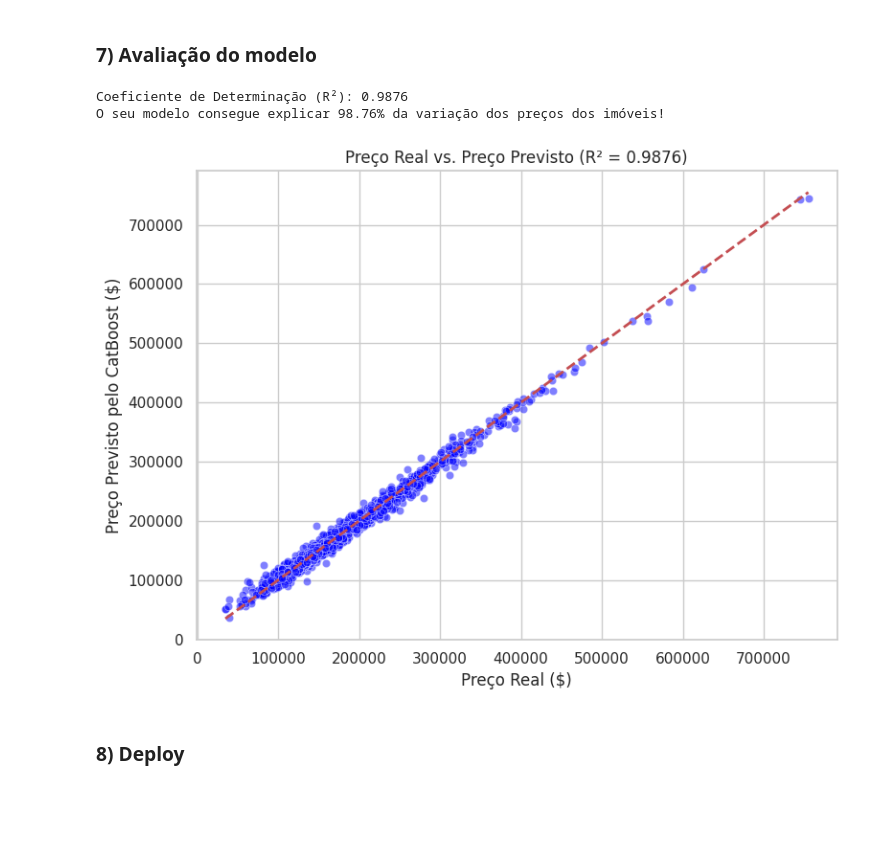
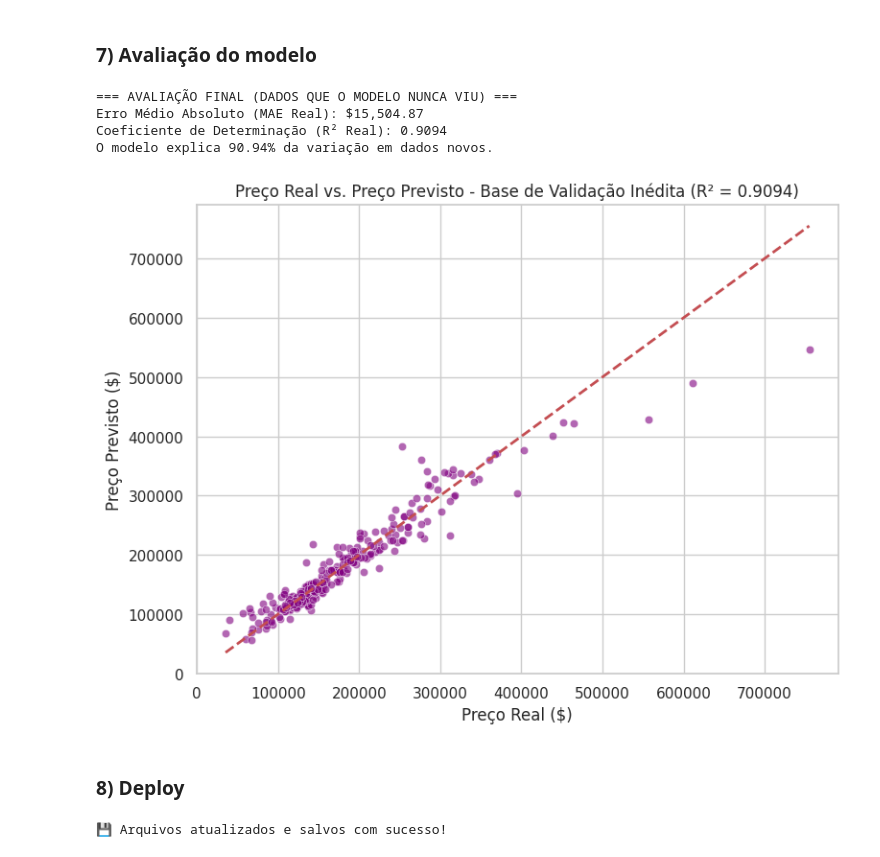
Before and after one commit to th900/imovel_valor, a Jupyter notebook: previsao_imovel.ipynb, the cells around one changed output. Saved outputs shown, nothing was run; the diff lists cells and outputs as text; code cells hidden in the pictures; blank space fills up the shorter version.

```diff
--- a/previsao_imovel.ipynb
+++ b/previsao_imovel.ipynb
@@ -366,26 +378,3 @@ CatBoost          -> Erro Médio: $14,583.98 (+/- $1,433.45)
 Catboost ganhou, mas vale dizer que o knn sofre com a grande quantidade de colunas criadas pós one hot encoding
 # %% [markdown]
 ### 6.1) GridSearch
-# %%
-cat_base = CatBoostRegressor(verbose=0, random_state=42)
-
-
-param_grid = {
-    'depth': [4, 6],
-    'learning_rate': [0.03, 0.1],
-    'iterations': [500, 1000]
-}
-grid_search = GridSearchCV(
-    estimator=cat_base,
-    param_grid=param_grid,
-    cv=kf,
-    scoring='neg_mean_absolute_error',
-    n_jobs=-1
-)
-
-grid_search.fit(X, y)
-
-melhor_mae = -grid_search.best_score_
-print("\n=== SUCESSO NO AJUSTE FINO ===")
-print(f"Melhores Hiperparâmetros: {grid_search.best_params_}")
-print(f"Novo Erro Médio (MAE) após GridSearch: ${melhor_mae:,.2f}")
@@ -396,36 +423,38 @@ Novo Erro Médio (MAE) após GridSearch: $14,472.90
 # %% [markdown]
 ### 7) Avaliação do modelo
-# %%
-melhor_modelo_cat = grid_search.best_estimator_
-y_pred = melhor_modelo_cat.predict(X)
-r2 = r2_score(y, y_pred)
-
-print(f"Coeficiente de Determinação (R²): {r2:.4f}")
-print(f"O seu modelo consegue explicar {r2*100:.2f}% da variação dos preços dos imóveis!")
-# %% [output]
-Coeficiente de Determinação (R²): 0.9876
-O seu modelo consegue explicar 98.76% da variação dos preços dos imóveis!
+# %%
+y_pred_val = melhor_modelo_cat.predict(X_val)
+
+# 5. Calculando as métricas REAIS e honestas do modelo
+mae_final = mean_absolute_error(y_val, y_pred_val)
+r2_final = r2_score(y_val, y_pred_val)
+
+print("\n=== AVALIAÇÃO FINAL (DADOS QUE O MODELO NUNCA VIU) ===")
+print(f"Erro Médio Absoluto (MAE Real): ${mae_final:,.2f}")
+print(f"Coeficiente de Determinação (R² Real): {r2_final:.4f}")
+print(f"O modelo explica {r2_final*100:.2f}% da variação em dados novos.")
+# %% [output]
+=== AVALIAÇÃO FINAL (DADOS QUE O MODELO NUNCA VIU) ===
+Erro Médio Absoluto (MAE Real): $15,504.87
+Coeficiente de Determinação (R² Real): 0.9094
+O modelo explica 90.94% da variação em dados novos.
 # %%
 plt.figure(figsize=(8, 6))
-sns.scatterplot(x=y, y=y_pred, alpha=0.5, color='blue')
-plt.plot([y.min(), y.max()], [y.min(), y.max()], 'r--', lw=2) # Linha ideal
+sns.scatterplot(x=y_val, y=y_pred_val, alpha=0.6, color='purple')
+plt.plot([y_val.min(), y_val.max()], [y_val.min(), y_val.max()], 'r--', lw=2)
 
-plt.title(f'Preço Real vs. Preço Previsto (R² = {r2:.4f})')
+plt.title(f'Preço Real vs. Preço Previsto - Base de Validação Inédita (R² = {r2_final:.4f})')
 plt.xlabel('Preço Real ($)')
-plt.ylabel('Preço Previsto pelo CatBoost ($)')
+plt.ylabel('Preço Previsto ($)')
 plt.tight_layout()
 plt.show()
 # %% [output]
-[figure, old version]
+[figure, new version]
 # %% [markdown]
 ### 8) Deploy
 # %%
-# Salvando o melhor modelo encontrado pelo GridSearch
-melhor_modelo_cat = grid_search.best_estimator_
 joblib.dump(melhor_modelo_cat, 'modelo_imoveis_catboost.pkl')
-
-# Salvando a lista de colunas que o modelo espera receber
-model_columns = list(X.columns)
-joblib.dump(model_columns, 'colunas_modelo.pkl')
-
-print("💾 Arquivos 'modelo_imoveis_catboost.pkl' e 'colunas_modelo.pkl' salvos com sucesso!")
+joblib.dump(list(X.columns), 'colunas_modelo.pkl')
+print("\n💾 Arquivos atualizados e salvos com sucesso!")
+# %% [output]
+💾 Arquivos atualizados e salvos com sucesso!
```
Also changed, not shown: parts of 7 cells of this notebook.
